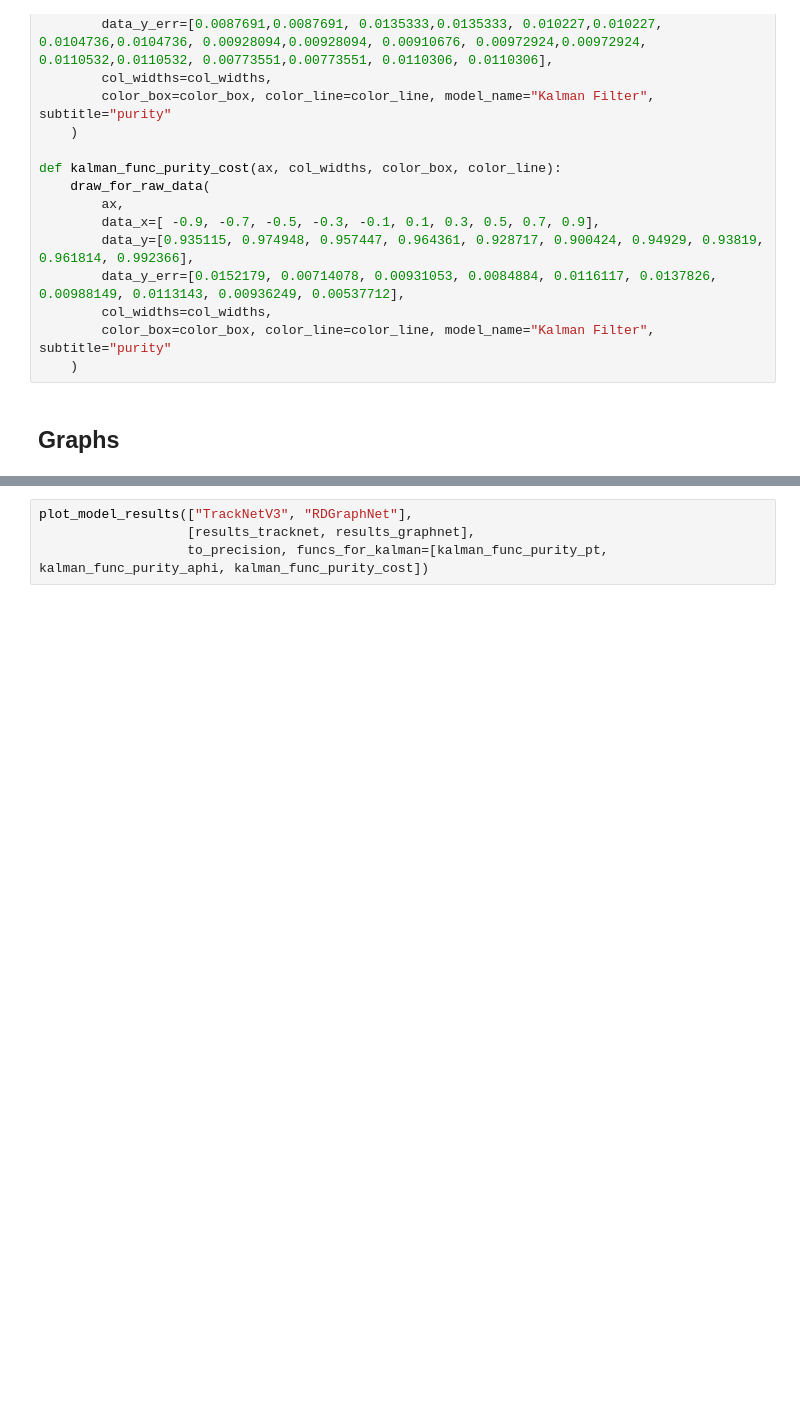
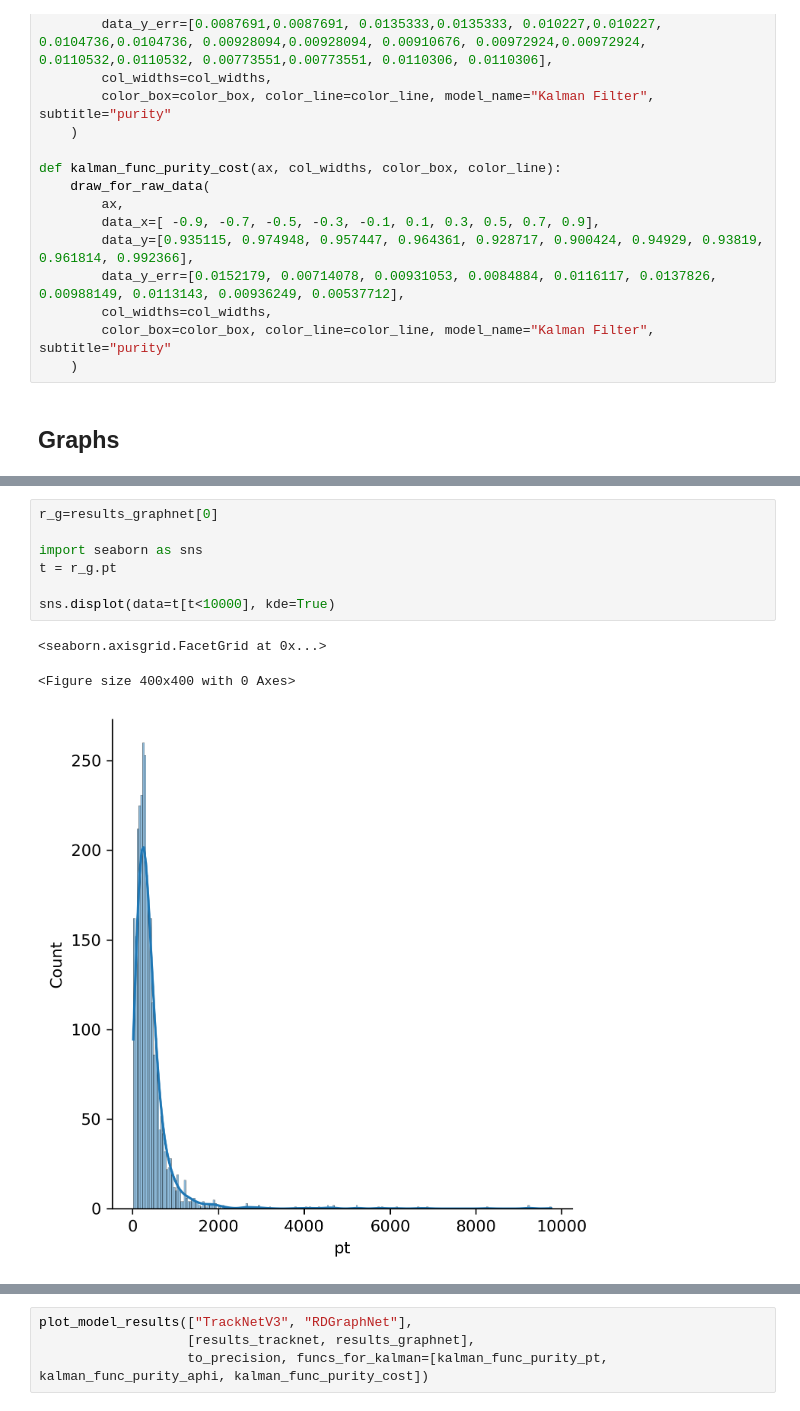
Before and after one commit to t3hseus/ariadne, a Jupyter notebook: notebooks/evaluate_modern.ipynb, the cells around one changed output, grey strips where cells are left out. Drawn from its saved outputs; the diff is of its cells as text; blank space fills up the shorter version.

```diff
--- a/notebooks/evaluate_modern.ipynb
+++ b/notebooks/evaluate_modern.ipynb
@@ -817,0 +841,11 @@ def plot_model_results(model_names, model_results_arr, mode_func, funcs_for_kalm
+# %%
+r_g=results_graphnet[0]
+
+import seaborn as sns
+t = r_g.pt
+
+sns.displot(data=t[t<10000], kde=True)
+# %% [output]
+<seaborn.axisgrid.FacetGrid at 0x...>
+<Figure size 400x400 with 0 Axes>
+[figure, added]
```
Also changed, not shown: parts of 11 cells of this notebook, 1 other file.
